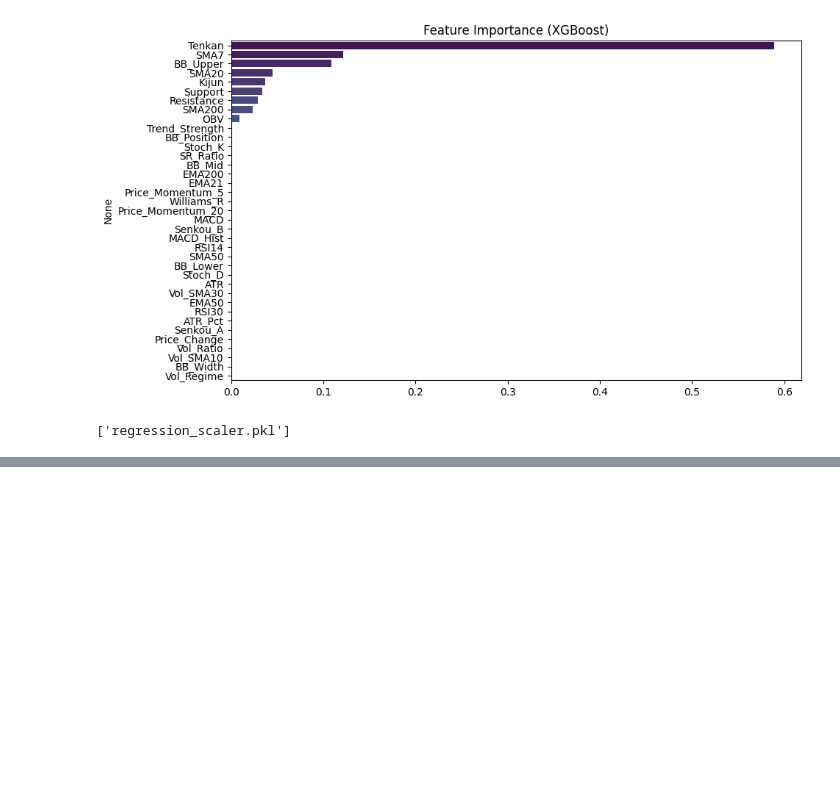
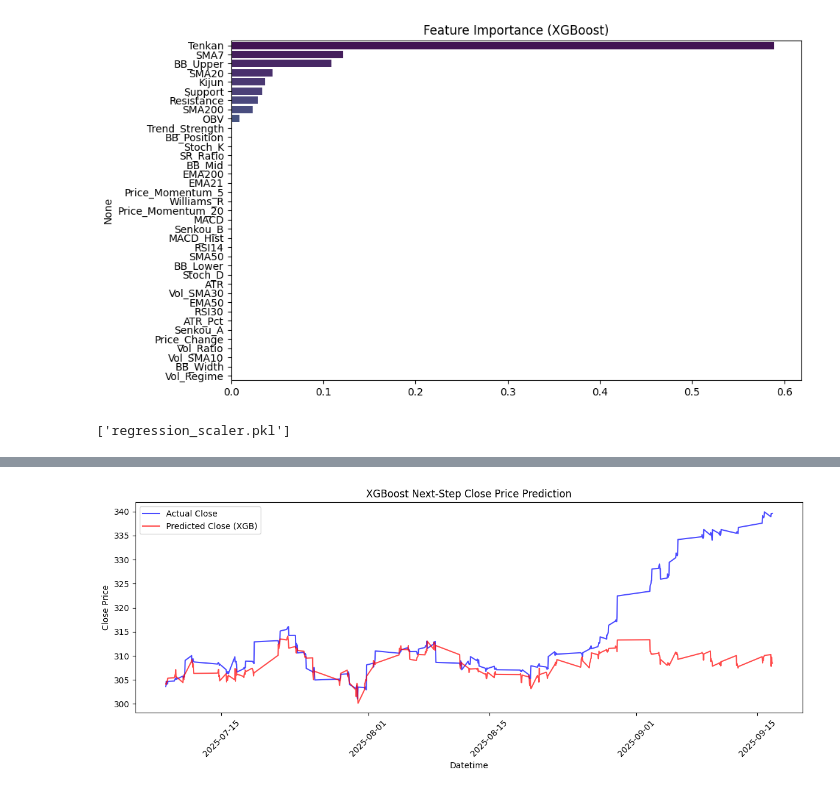
Before and after one commit to sejfovskienes/training-model-strong, a Jupyter notebook: classification/regression.ipynb, the cells around one changed output, grey strips where cells are left out. Saved outputs shown, nothing was run; the diff lists cells and outputs as text; code cells hidden in the pictures; blank space fills up the shorter version.

```diff
--- a/classification/regression.ipynb
+++ b/classification/regression.ipynb
@@ -94,0 +97,95 @@ joblib.dump(scaler, 'regression_scaler.pkl')
+# %%
+import pandas as pd
+import numpy as np
+import matplotlib.pyplot as plt
+import seaborn as sns
+
+from sklearn.preprocessing import MinMaxScaler
+from sklearn.metrics import mean_absolute_error, mean_squared_error, r2_score
+from sklearn.model_selection import train_test_split
+
+from xgboost import XGBRegressor
+
+# 1. Load dataset
+df = pd.read_csv("../dataset.csv", parse_dates=["Datetime"])
+df = df.sort_values("Datetime")  # ensure chronological order
+
+# 2. Create next-step target
+df["Target_Close"] = df["Close"].shift(-1)
+
+# 3. Lag features for Close
+for lag in range(1, 6):
+    df[f"Close_lag{lag}"] = df["Close"].shift(lag)
+
+# 4. Rolling returns and volatility
+df["Return_1h"] = df["Close"].pct_change()  # simple return
+df["Volatility_3h"] = df["Close"].rolling(window=3).std()
+df["Volatility_5h"] = df["Close"].rolling(window=5).std()
+
+# 5. Drop NaNs created by lag/rolling
+df = df.dropna()
+
+# 6. Features & target
+X = df.drop(columns=["Datetime", "Close", "Target_Close"])
+y = df["Target_Close"]
+
+# 7. Scale features
+scaler = MinMaxScaler()
+X_scaled = scaler.fit_transform(X)
+
+# 8. Train-test split (no shuffle)
+split_index = int(len(df)*0.8)
+X_train, X_test = X_scaled[:split_index], X_scaled[split_index:]
+y_train, y_test = y[:split_index], y[split_index:]
+
+# 9. Train XGBoost Regressor
+model = XGBRegressor(
+    n_estimators=1000,
+    learning_rate=0.05,
+    max_depth=6,
+    subsample=0.8,
+    colsample_bytree=0.8,
+    random_state=42
+)
+model.fit(
+    X_train, y_train,
+    eval_set=[(X_test, y_test)],
+    verbose=True
+)
+
+# 10. Predictions
+y_pred = model.predict(X_test)
+
+# 11. Evaluation
+mae = mean_absolute_error(y_test, y_pred)
+rmse = np.sqrt(mean_squared_error(y_test, y_pred))
+r2 = r2_score(y_test, y_pred)
+
+print(f"MAE: {mae:.4f}")
+print(f"RMSE: {rmse:.4f}")
+print(f"R²: {r2:.4f}")
+
+# 12. Plot actual vs predicted Close price
+plt.figure(figsize=(12,5))
+time_index = df["Datetime"].iloc[split_index:]
+
+plt.plot(time_index, y_test.values, label="Actual Close", color="blue", alpha=0.7)
+plt.plot(time_index, y_pred, label="Predicted Close (XGB)", color="red", alpha=0.7)
+plt.title("XGBoost Next-Step Close Price Prediction")
+plt.xlabel("Datetime")
+plt.ylabel("Close Price")
+plt.legend()
+plt.xticks(rotation=45)
+plt.tight_layout()
+plt.show()
+
+# 13. Feature importance plot
+plt.figure(figsize=(10,6))
+importances = model.feature_importances_
+indices = np.argsort(importances)[::-1]
+feature_names = X.columns
+
+sns.barplot(x=importances[indices], y=feature_names[indices], palette="viridis")
+plt.title("Feature Importance (XGBoost)")
+plt.show()
+# %% [output]
@@ -94,0 +209 @@ joblib.dump(scaler, 'regression_scaler.pkl')
+[figure, added]
```
Also changed, not shown: parts of 4 cells of this notebook.
